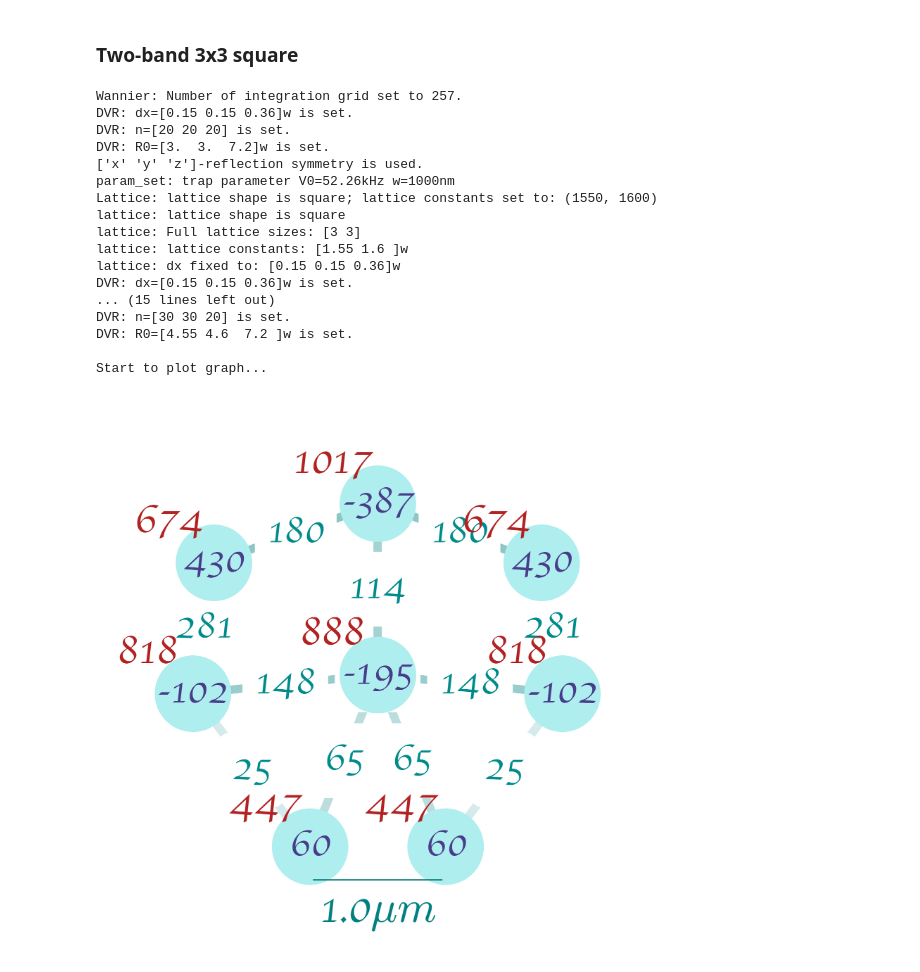
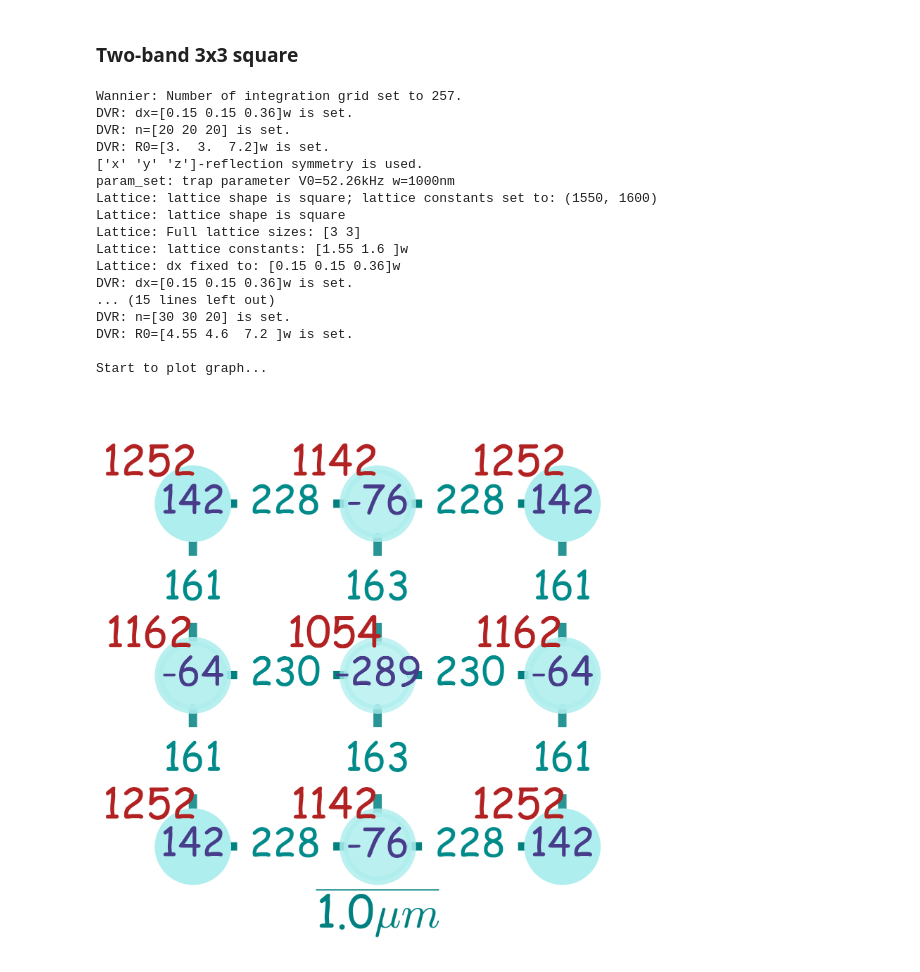
Before and after one commit to htwei17/HubbardTweezer, a Jupyter notebook: HubbardTweezer/figures/fig4.ipynb, the cells around one changed output. Saved outputs shown, nothing was run; the diff lists cells and outputs as text; code cells hidden in the pictures.

```diff
--- a/HubbardTweezer/figures/fig4.ipynb
+++ b/HubbardTweezer/figures/fig4.ipynb
@@ -37,40 +37,40 @@ G = HubbardGraph(
     lattice=np.array([L, Ly], dtype=int),
     trap=(52.26, 1000),
     lc=(1550, 1600),
     ascatt=1770,
-    laser=780,
+    laser=800,
     band=2,
     sparse=True,
     shape=shape,
     waist=w,
     equalize=False,
     eqtarget=eqt,
     symmetry=True,
     verbosity=3,
 )
-fn = "../../output/Hubbard/3D_3x3_square_twobands.ini"
+fn = "../../output/Hubbard/3D_3x3_square_2bands.ini"
 b = 1
 read_file(fn, G, band=b)
 G.draw_graph(band=b, A=G.A, U=G.U)
 # %% [output]
 Wannier: Number of integration grid set to 257.
 DVR: dx=[0.15 0.15 0.36]w is set.
 DVR: n=[20 20 20] is set.
 DVR: R0=[3.  3.  7.2]w is set.
 ['x' 'y' 'z']-reflection symmetry is used.
 param_set: trap parameter V0=52.26kHz w=1000nm
 Lattice: lattice shape is square; lattice constants set to: (1550, 1600)
-lattice: lattice shape is square
-lattice: Full lattice sizes: [3 3]
-lattice: lattice constants: [1.55 1.6 ]w
-lattice: dx fixed to: [0.15 0.15 0.36]w
+Lattice: lattice shape is square
+Lattice: Full lattice sizes: [3 3]
+Lattice: lattice constants: [1.55 1.6 ]w
+Lattice: dx fixed to: [0.15 0.15 0.36]w
 DVR: dx=[0.15 0.15 0.36]w is set.
 ... (15 lines left out)
 DVR: n=[30 30 20] is set.
 DVR: R0=[4.55 4.6  7.2 ]w is set.
 
 Start to plot graph...
-[figure, old version]
+[figure, new version]
 # %%
 b = [1, 2]
 read_file(fn, G, band=b)
```
Also changed, not shown: parts of 2 cells of this notebook, 3 other files.
